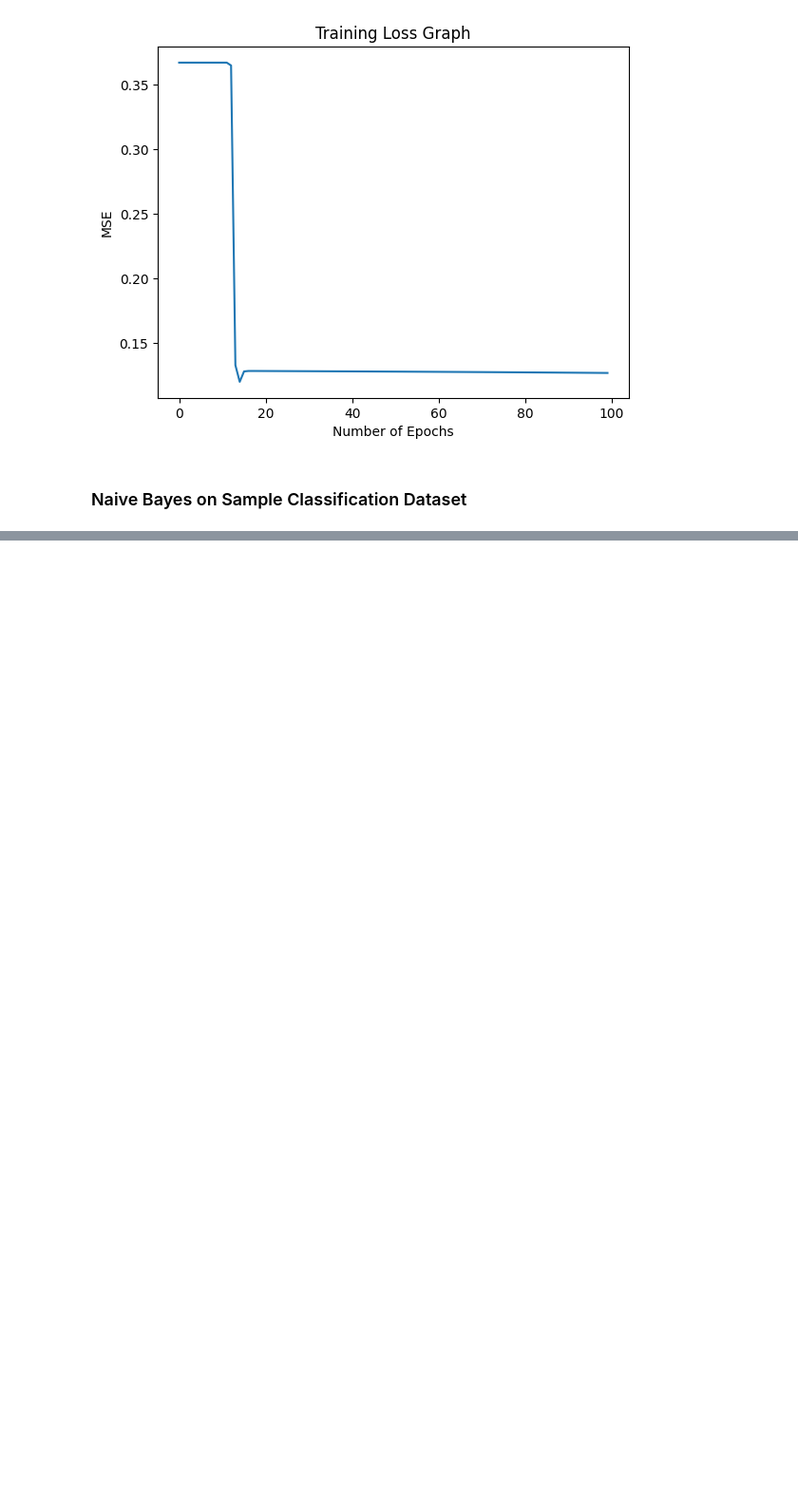
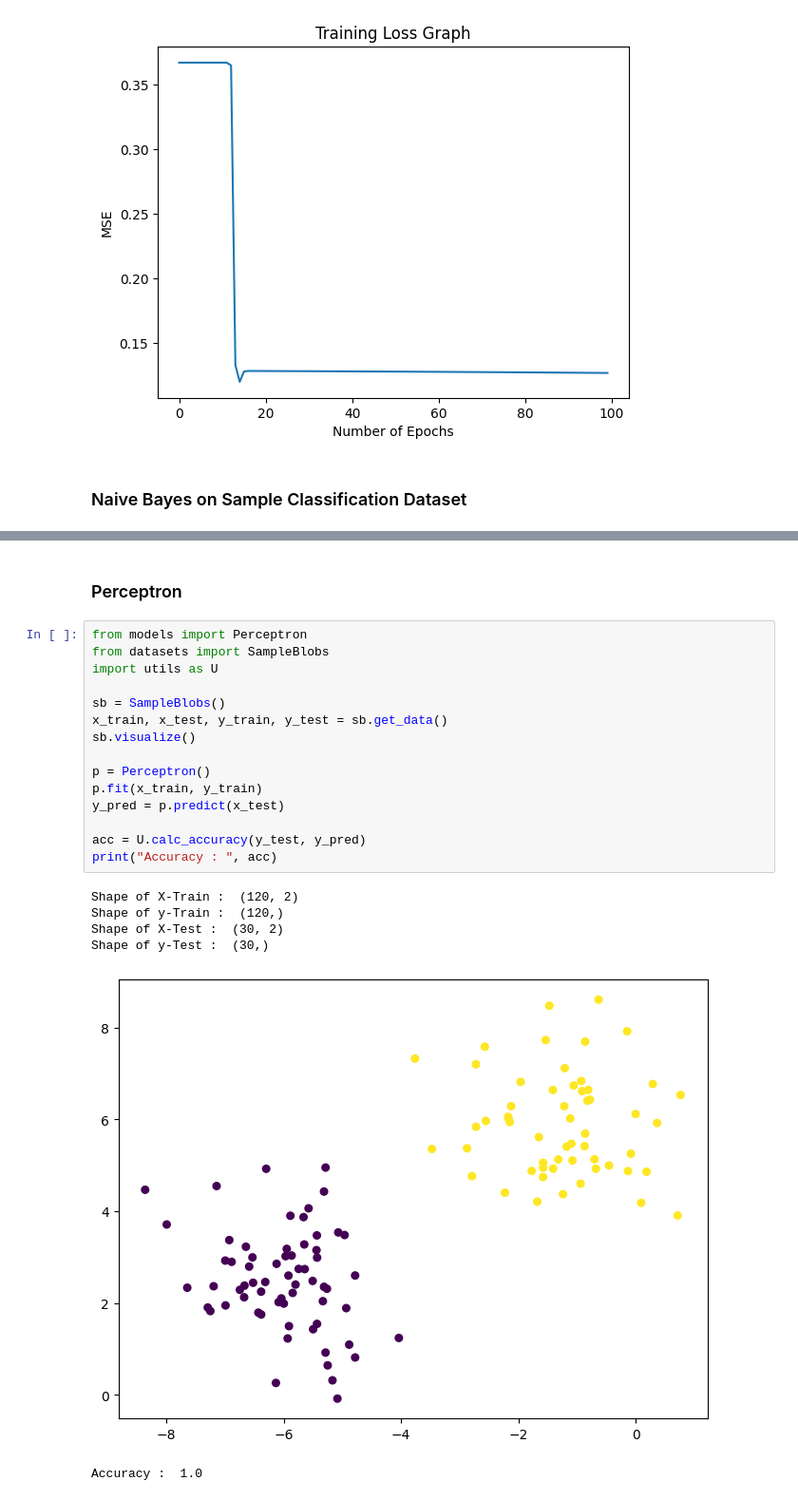
Before and after one commit to aditya-29/Machine-Learning, a Jupyter notebook: main.ipynb, the cells around one changed output, grey strips where cells are left out. Shown at 95% size. Drawn from its saved outputs; the diff is of its cells as text; blank space fills up the shorter version.

Commit message:
added perceptron

```diff
--- a/main.ipynb
+++ b/main.ipynb
@@ -102 +170,25 @@ print(U.calc_accuracy(y_test, y_pred))
 0.965
+# %% [markdown]
+### Perceptron
+# %%
+from models import Perceptron
+from datasets import SampleBlobs
+import utils as U
+
+sb = SampleBlobs()
+x_train, x_test, y_train, y_test = sb.get_data()
+sb.visualize()
+
+p = Perceptron()
+p.fit(x_train, y_train)
+y_pred = p.predict(x_test)
+
+acc = U.calc_accuracy(y_test, y_pred)
+print("Accuracy : ", acc)
+# %% [output]
+Shape of X-Train :  (120, 2)
+Shape of y-Train :  (120,)
+Shape of X-Test :  (30, 2)
+Shape of y-Test :  (30,)
+[figure, added]
+Accuracy :  1.0
```
Also changed, not shown: parts of 3 cells of this notebook, 8 other files.
